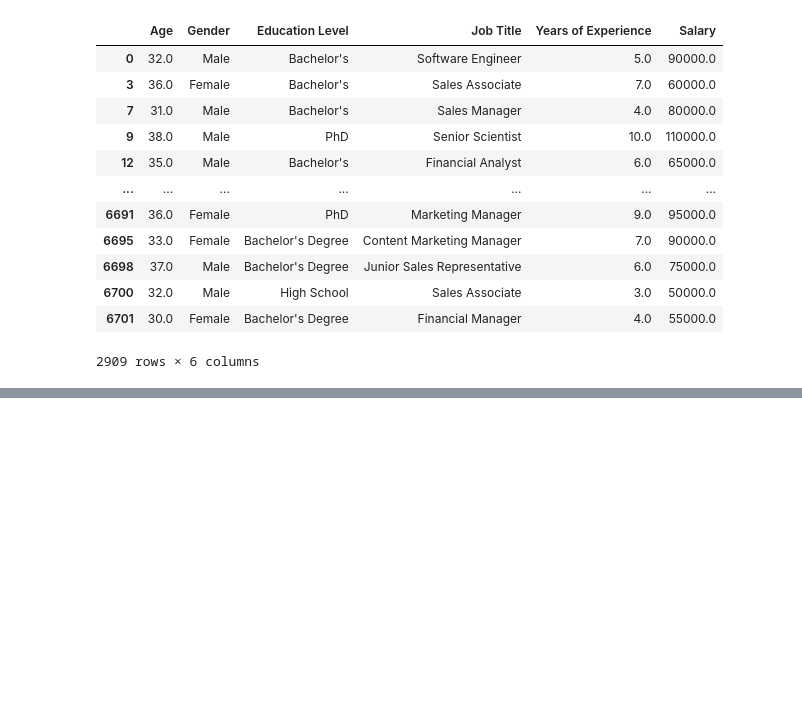
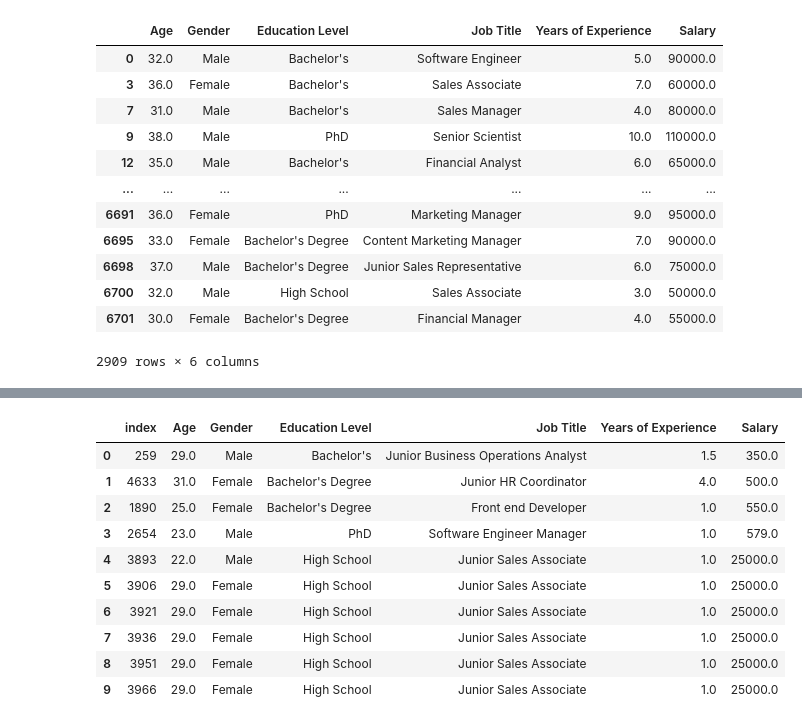
Before and after one commit to aysenuradnrr/Veri-Analizi-E-itimi, a Jupyter notebook: Untitled.ipynb, the cells around one changed output, grey strips where cells are left out. Drawn from its saved outputs; the diff is of its cells as text; code cells hidden in the pictures; blank space fills up the shorter version.

Commit message:
Dataframe ile sıralama

```diff
--- a/Untitled.ipynb
+++ b/Untitled.ipynb
@@ -296,0 +361,2 @@ df[ (df['Age'] >=30) & (df['Age'] <=40) ]
+# %%
+df.sort_values('Age',ascending=False,inplace=True) #dataframein güncel halini böyle yaptım
@@ -296,0 +491,2 @@ df[ (df['Age'] >=30) & (df['Age'] <=40) ]
+# %%
+df=df.nsmallest(10,'Salary')
@@ -296,0 +507,14 @@ df[ (df['Age'] >=30) & (df['Age'] <=40) ]
+# %%
+df.reset_index()
+# %% [output]
+|  | index | Age | Gender | Education Level | Job Title | Years of Experience | Salary |
+| 0 | 259 | 29.0 | Male | Bachelor's | Junior Business Operations Analyst | 1.5 | 350.0 |
+| 1 | 4633 | 31.0 | Female | Bachelor's Degree | Junior HR Coordinator | 4.0 | 500.0 |
+| 2 | 1890 | 25.0 | Female | Bachelor's Degree | Front end Developer | 1.0 | 550.0 |
+| 3 | 2654 | 23.0 | Male | PhD | Software Engineer Manager | 1.0 | 579.0 |
+| 4 | 3893 | 22.0 | Male | High School | Junior Sales Associate | 1.0 | 25000.0 |
+| 5 | 3906 | 29.0 | Female | High School | Junior Sales Associate | 1.0 | 25000.0 |
+| 6 | 3921 | 29.0 | Female | High School | Junior Sales Associate | 1.0 | 25000.0 |
+| 7 | 3936 | 29.0 | Female | High School | Junior Sales Associate | 1.0 | 25000.0 |
+| 8 | 3951 | 29.0 | Female | High School | Junior Sales Associate | 1.0 | 25000.0 |
+| 9 | 3966 | 29.0 | Female | High School | Junior Sales Associate | 1.0 | 25000.0 |
```
Also changed, not shown: parts of 15 cells of this notebook.
